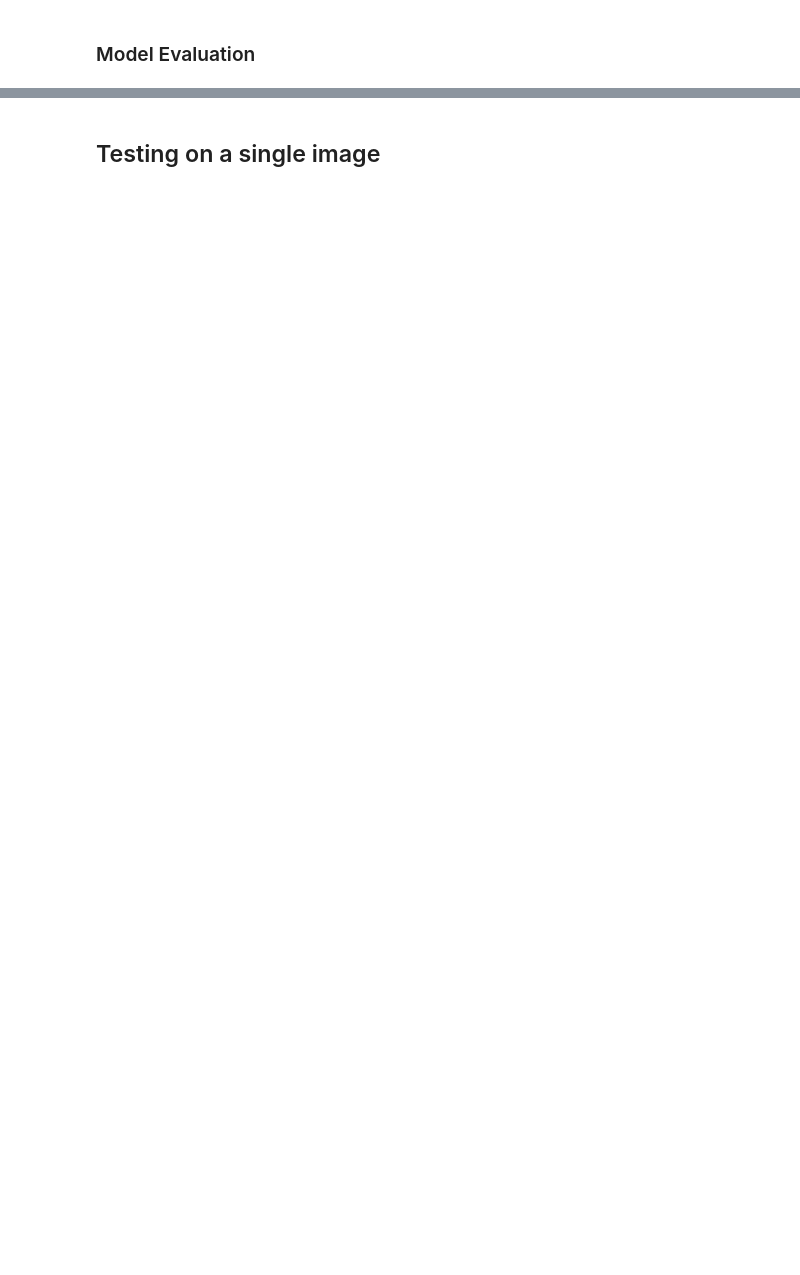
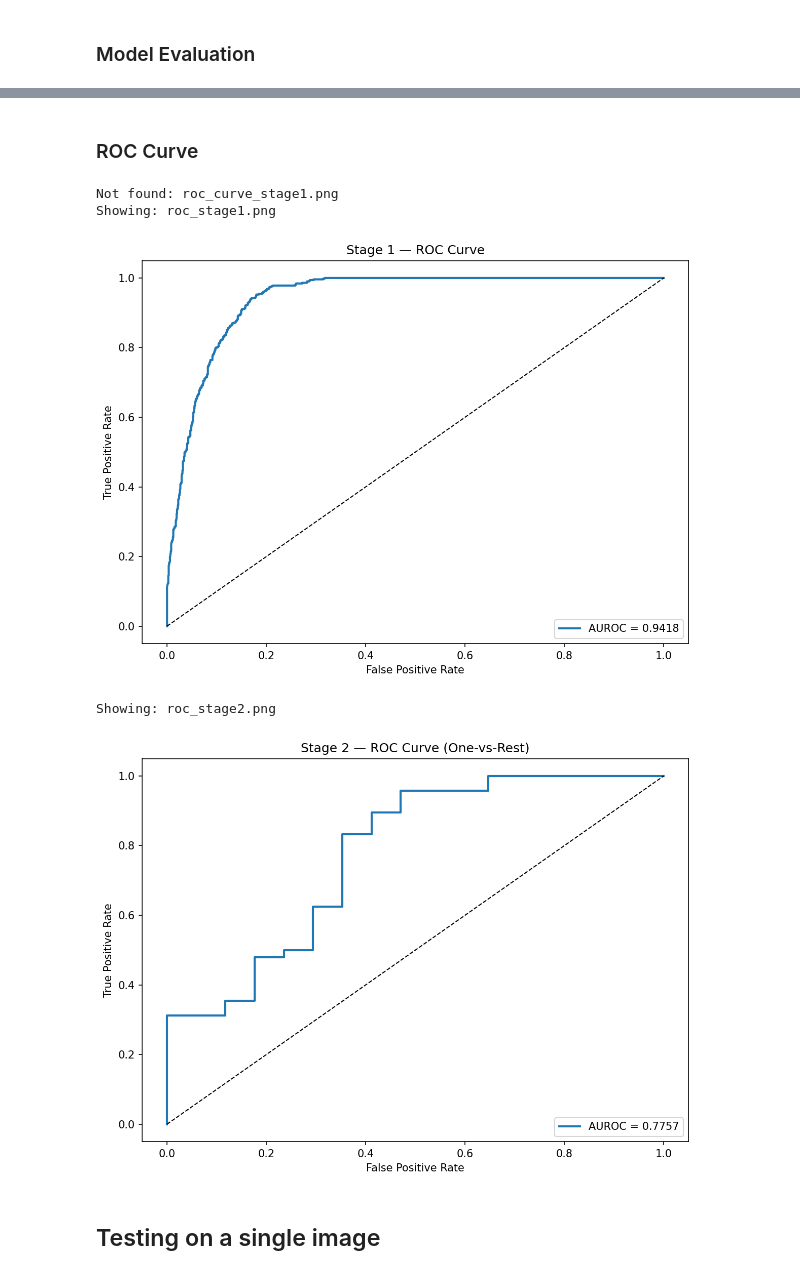
Before and after one commit to Bibek-Kumar-Dalabehera/bone-fracture-prediction, a Jupyter notebook: src/bone_fracture.ipynb, the cells around one changed output, grey strips where cells are left out. Cells and saved outputs as stored; diff of their text form; code cells hidden in the pictures; blank space fills up the shorter version.

```diff
--- a/src/bone_fracture.ipynb
+++ b/src/bone_fracture.ipynb
@@ -380,2 +437,24 @@ All evaluation results saved to results/
+# %% [markdown]
+### ROC Curve
+# %%
+from IPython.display import Image as IPImage
+import os
+
+BASE = '/content/drive/MyDrive/My Works/Bone facture'
+
+# Try both filenames (evaluate.py saves as roc_stage1.png)
+for fname in ['roc_curve_stage1.png', 'roc_stage1.png', 'roc_stage2.png']:
+    path = f'{BASE}/results/{fname}'
+    if os.path.exists(path):
+        print(f'Showing: {fname}')
+        display(IPImage(path, width=600))
+    else:
+        print(f'Not found: {fname}')
+# %% [output]
+Not found: roc_curve_stage1.png
+Showing: roc_stage1.png
+[figure, added]
+Showing: roc_stage2.png
+[figure, added]
 # %% [markdown]
 ## Testing  on a single image
```
Also changed, not shown: parts of 13 cells of this notebook.
